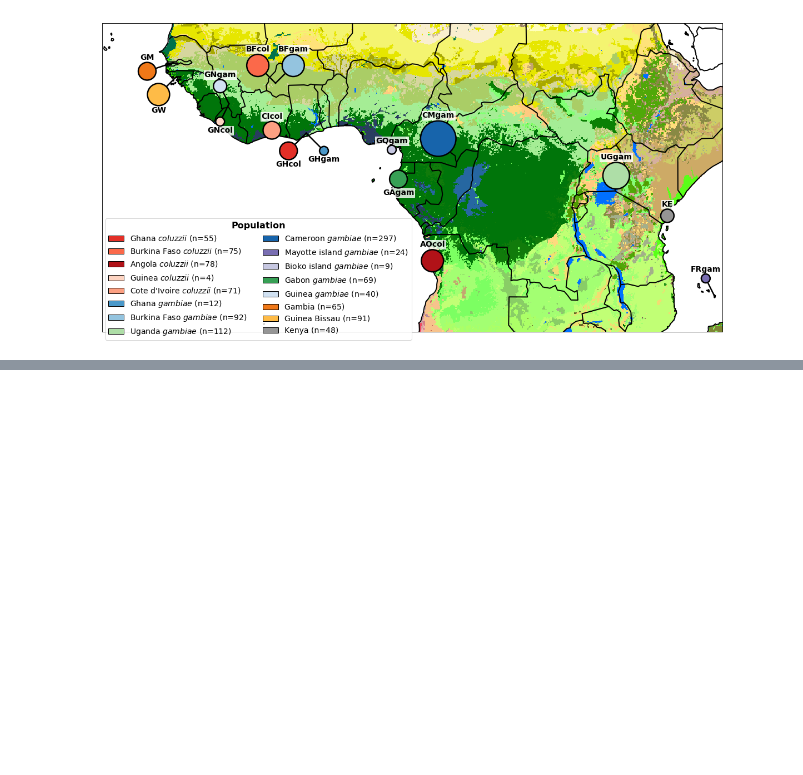
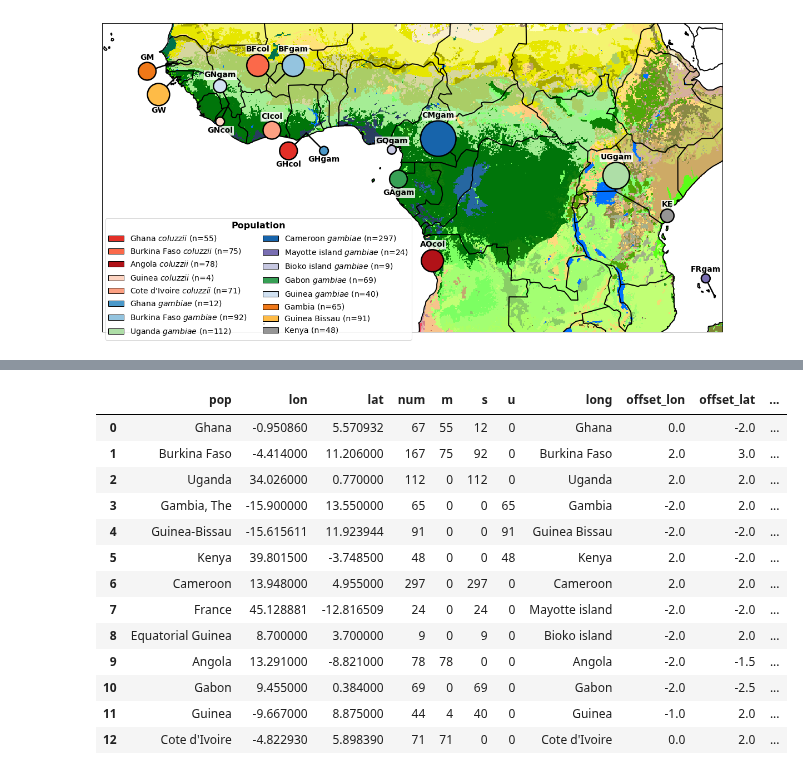
Before and after one commit to alimanfoo/ag1000g-phase2-data-paper, a Jupyter notebook: notebooks/phase_2_collection_map.ipynb, the cells around one changed output, grey strips where cells are left out. Cells and saved outputs as stored; diff of their text form; code cells hidden in the pictures; blank space fills up the shorter version.

```diff
--- a/notebooks/phase_2_collection_map.ipynb
+++ b/notebooks/phase_2_collection_map.ipynb
@@ -598,0 +721,17 @@ plot_shiny_map(fn='../artwork/collection_site_map.jpg', dpi=150)
+# %%
+df
+# %% [output]
+|  | pop | lon | lat | num | m | s | u | long | offset_lon | offset_lat | ... |
+| 0 | Ghana | -0.950860 | 5.570932 | 67 | 55 | 12 | 0 | Ghana | 0.0 | -2.0 | ... |
+| 1 | Burkina Faso | -4.414000 | 11.206000 | 167 | 75 | 92 | 0 | Burkina Faso | 2.0 | 3.0 | ... |
+| 2 | Uganda | 34.026000 | 0.770000 | 112 | 0 | 112 | 0 | Uganda | 2.0 | 2.0 | ... |
+| 3 | Gambia, The | -15.900000 | 13.550000 | 65 | 0 | 0 | 65 | Gambia | -2.0 | 2.0 | ... |
+| 4 | Guinea-Bissau | -15.615611 | 11.923944 | 91 | 0 | 0 | 91 | Guinea Bissau | -2.0 | -2.0 | ... |
+| 5 | Kenya | 39.801500 | -3.748500 | 48 | 0 | 0 | 48 | Kenya | 2.0 | -2.0 | ... |
+| 6 | Cameroon | 13.948000 | 4.955000 | 297 | 0 | 297 | 0 | Cameroon | 2.0 | 2.0 | ... |
+| 7 | France | 45.128881 | -12.816509 | 24 | 0 | 24 | 0 | Mayotte island | -2.0 | -2.0 | ... |
+| 8 | Equatorial Guinea | 8.700000 | 3.700000 | 9 | 0 | 9 | 0 | Bioko island | -2.0 | 2.0 | ... |
+| 9 | Angola | 13.291000 | -8.821000 | 78 | 78 | 0 | 0 | Angola | -2.0 | -1.5 | ... |
+| 10 | Gabon | 9.455000 | 0.384000 | 69 | 0 | 69 | 0 | Gabon | -2.0 | -2.5 | ... |
+| 11 | Guinea | -9.667000 | 8.875000 | 44 | 4 | 40 | 0 | Guinea | -1.0 | 2.0 | ... |
+| 12 | Cote d'Ivoire | -4.822930 | 5.898390 | 71 | 71 | 0 | 0 | Cote d'Ivoire | 0.0 | 2.0 | ... |
```
Also changed, not shown: parts of 13 cells of this notebook.
